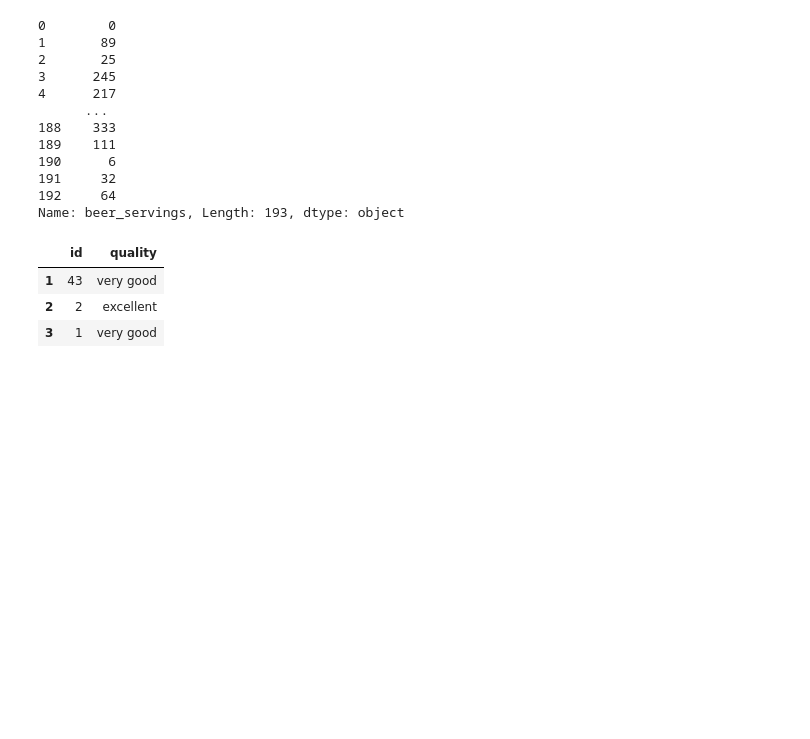
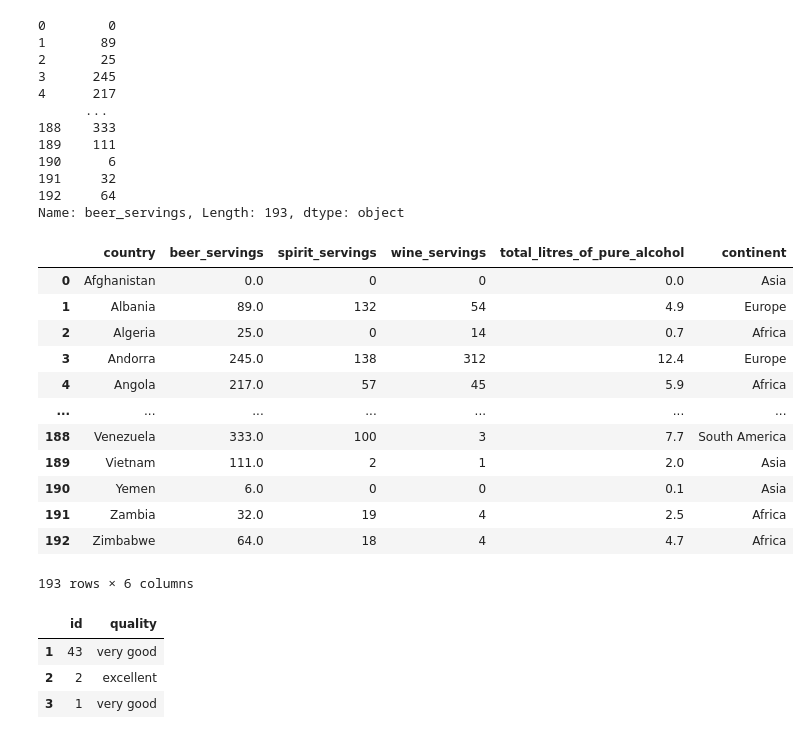
Before and after one commit to EvaXue/DSpractice, a Jupyter notebook: Pandas_Practice/Data School - pandas.ipynb, the cells around one changed output. Cells and saved outputs as stored; diff of their text form; code cells hidden in the pictures; blank space fills up the shorter version.

```diff
--- a/Pandas_Practice/Data School - pandas.ipynb
+++ b/Pandas_Practice/Data School - pandas.ipynb
@@ -45,6 +75,26 @@ drinks.beer_servings.astype(object)
 191     32
 192     64
 Name: beer_servings, Length: 193, dtype: object
+# %%
+pd.get_option('display.max_rows')
+pd.set_option('display.max_rows',None)
+drinks
+pd.reset_option('display.max_rows')
+drinks
+# %% [output]
+|  | country | beer_servings | spirit_servings | wine_servings | total_litres_of_pure_alcohol | continent |
+| 0 | Afghanistan | 0.0 | 0 | 0 | 0.0 | Asia |
+| 1 | Albania | 89.0 | 132 | 54 | 4.9 | Europe |
+| 2 | Algeria | 25.0 | 0 | 14 | 0.7 | Africa |
+| 3 | Andorra | 245.0 | 138 | 312 | 12.4 | Europe |
+| 4 | Angola | 217.0 | 57 | 45 | 5.9 | Africa |
+| ... | ... | ... | ... | ... | ... | ... |
+| 188 | Venezuela | 333.0 | 100 | 3 | 7.7 | South America |
+| 189 | Vietnam | 111.0 | 2 | 1 | 2.0 | Asia |
+| 190 | Yemen | 6.0 | 0 | 0 | 0.1 | Asia |
+| 191 | Zambia | 32.0 | 19 | 4 | 2.5 | Africa |
+| 192 | Zimbabwe | 64.0 | 18 | 4 | 4.7 | Africa |
+193 rows × 6 columns
 # %%
 from pandas.api.types import CategoricalDtype
 #create ordered categories
```
Also changed, not shown: parts of 26 cells of this notebook.
